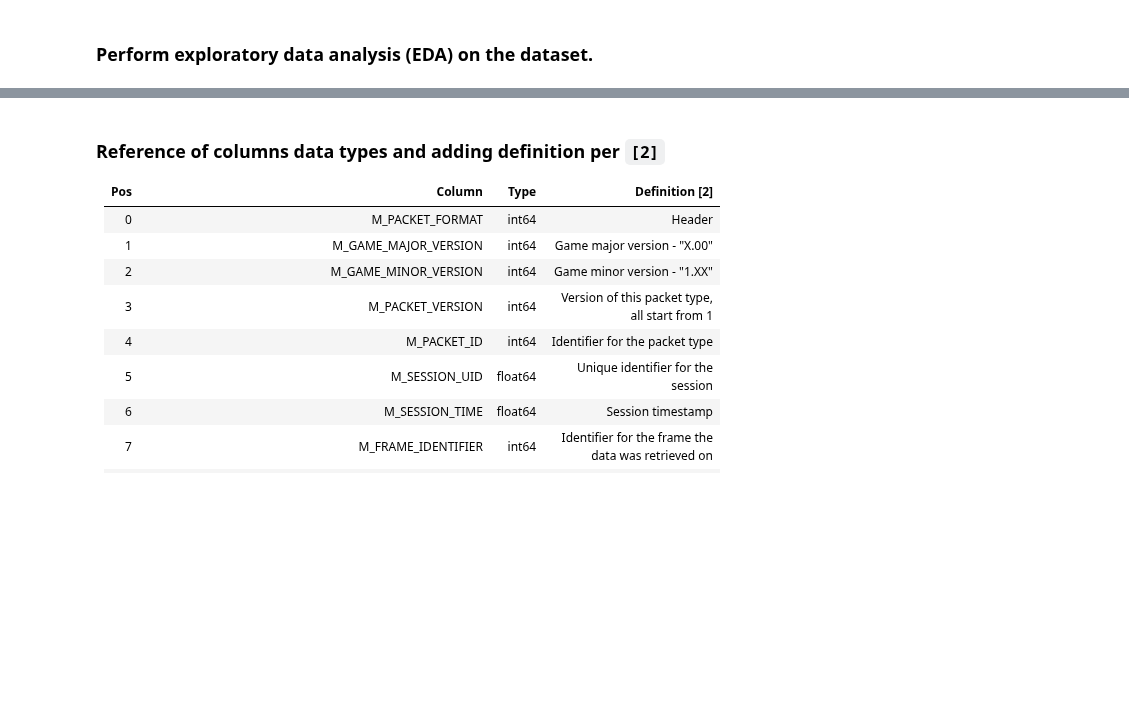
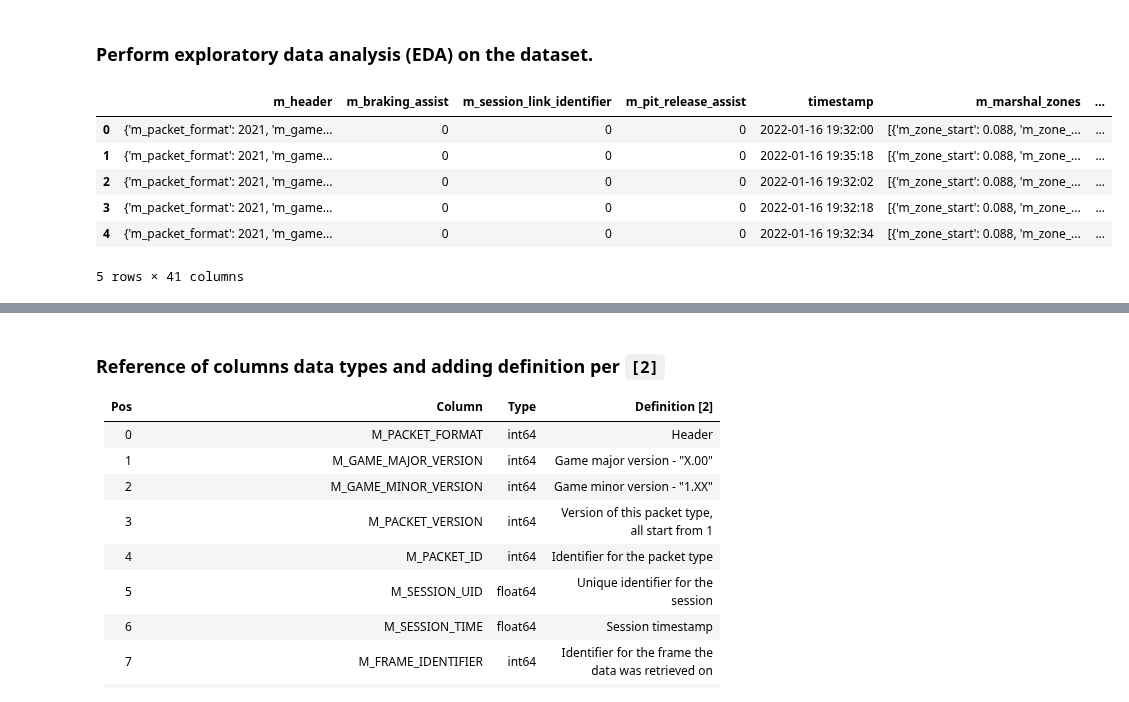
Before and after one commit to omanar1/usable_ai, a Jupyter notebook: Homework/HW5_assignment_m05_eda_Ricardo OMANA.ipynb, the cells around one changed output, grey strips where cells are left out. Cells and saved outputs as stored; diff of their text form; code cells hidden in the pictures; blank space fills up the shorter version.

```diff
--- a/Homework/HW5_assignment_m05_eda_Ricardo OMANA.ipynb
+++ b/Homework/HW5_assignment_m05_eda_Ricardo OMANA.ipynb
@@ -69,8 +104,34 @@ print(os.getcwd())
+# %%
+# Getting info about objects in JSON
+
+pd.set_option('max_colwidth', 50) # Set the maximum width of column to display all content so it is easy to observe the objects
+# print(df_weather['m_weather_forecast_samples'].head(1))
+
+# {'m_packet_format': 2021, 'm_game_major_version': 1, 'm_game_minor_version': 14, 'm_packet_version': 1, 'm_packet_id': 1, 'm_session_uid': 13002103581294142936, 'm_session_time': 2803.836, 'm_frame_identifier': 82458, 'm_player_car_index': 0, 'm_secondary_player_car_index': 255}
+# Name: m_header, dtype: object
+
+# [{'m_zone_start': 0.088, 'm_zone_flag': 0}, {'m_zone_start': 0.167, 'm_zone_flag': 0}, {'m_zone_start': 0.23800000000000002, 'm_zone_flag': 0}, {'m_zone_start': 0.298, 'm_zone_flag': 0}, {'m_zone_start': 0.353, 'm_zone_flag': 0}, {'m_zone_start': 0.41200000000000003, 'm_zone_flag': 0}, {'m_zone_start': 0.45, 'm_zone_flag': 0}, {'m_zone_start': 0.495, 'm_zone_flag': 0}, {'m_zone_start': 0.54, 'm_zone_flag': 0}, {'m_zone_start': 0.62, 'm_zone_flag': 0}, {'m_zone_start': 0.6900000000000001, 'm_zone_flag': 0}, {'m_zone_start': 0.726, 'm_zone_flag': 0}, {'m_zone_start': 0.789, 'm_zone_flag': 0}, {'m_zone_start': 0.8310000000000001, 'm_zone_flag': 0}, {'m_zone_start': 0.925, 'm_zone_flag': 0}, {'m_zone_start': 0.997, 'm_zone_flag': 0}, {'m_zone_start': 0, 'm_zone_flag': 0}, {'m_zone_start': 0, 'm_zone_flag': 0}, {'m_zone_start': 0, 'm_zone_flag': 0}, {'m_zone_start': 0, 'm_zone_flag': 0}, {'m_zone_start': 0, 'm_zone_flag': 0}]
+# Name: m_marshal_zones, dtype: object
+
+# f1digest
+# Name: gamehost, dtype: object
+
+# [{'m_session_type': 0, 'm_time_offset': 0, 'm_weather': 0, 'm_track_temperature': 0, 'm_track_temperature_change': 0, 'm_air_temperature': 0, 'm_air_temperature_change': 0, 'm_rain_percentage': 0}, {'m_session_type': 0, 'm_time_offset': 0, 'm_weather': 0, 'm_track_temperature': 0, 'm_track_temperature_change': 0, 'm_air_temperature': 0, 'm_air_temperature_change': 0, 'm_rain_percentage': 0}, {'m_session_type': 0, 'm_time_offset': 0, 'm_weather': 0, 'm_track_temperature': 0, 'm_track_temperature_change': 0, 'm_air_temperature': 0, 'm_air_temperature_change': 0, 'm_rain_percentage': 0}, {'m_session_type': 0, 'm_time_offset': 0, 'm_weather': 0, 'm_track_temperature': 0, 'm_track_temperature_change': 0, 'm_air_temperature': 0, 'm_air_temperature_change': 0, 'm_rain_percentage': 0}, {'m_session_type': 0, 'm_time_offset': 0, 'm_weather': 0, 'm_track_temperature': 0, 'm_track_temperature_change': 0, 'm_air_temperature': 0, 'm_air_temperature_change': 0, 'm_rain_percentage': 0}, {'m_sessio...
+# Name: m_weather_forecast_samples, dtype: object
 # %% [markdown]
 ### Perform exploratory data analysis (EDA) on the dataset.
 # %%
-df_weather = pd.read_csv("../Datasets/weather.csv")
+# df_weather = pd.read_csv("../Datasets/weather.csv")
+df_weather = pd.read_json("../Datasets/weather.json")
 df_weather.head()
+# %% [output]
+|  | m_header | m_braking_assist | m_session_link_identifier | m_pit_release_assist | timestamp | m_marshal_zones | ... |
+| 0 | {'m_packet_format': 2021, 'm_game... | 0 | 0 | 0 | 2022-01-16 19:32:00 | [{'m_zone_start': 0.088, 'm_zone_... | ... |
+| 1 | {'m_packet_format': 2021, 'm_game... | 0 | 0 | 0 | 2022-01-16 19:35:18 | [{'m_zone_start': 0.088, 'm_zone_... | ... |
+| 2 | {'m_packet_format': 2021, 'm_game... | 0 | 0 | 0 | 2022-01-16 19:32:02 | [{'m_zone_start': 0.088, 'm_zone_... | ... |
+| 3 | {'m_packet_format': 2021, 'm_game... | 0 | 0 | 0 | 2022-01-16 19:32:18 | [{'m_zone_start': 0.088, 'm_zone_... | ... |
+| 4 | {'m_packet_format': 2021, 'm_game... | 0 | 0 | 0 | 2022-01-16 19:32:34 | [{'m_zone_start': 0.088, 'm_zone_... | ... |
+5 rows × 41 columns
 # %%
 # Data types
 df_weather.info()
```
Also changed, not shown: parts of 35 cells of this notebook.
